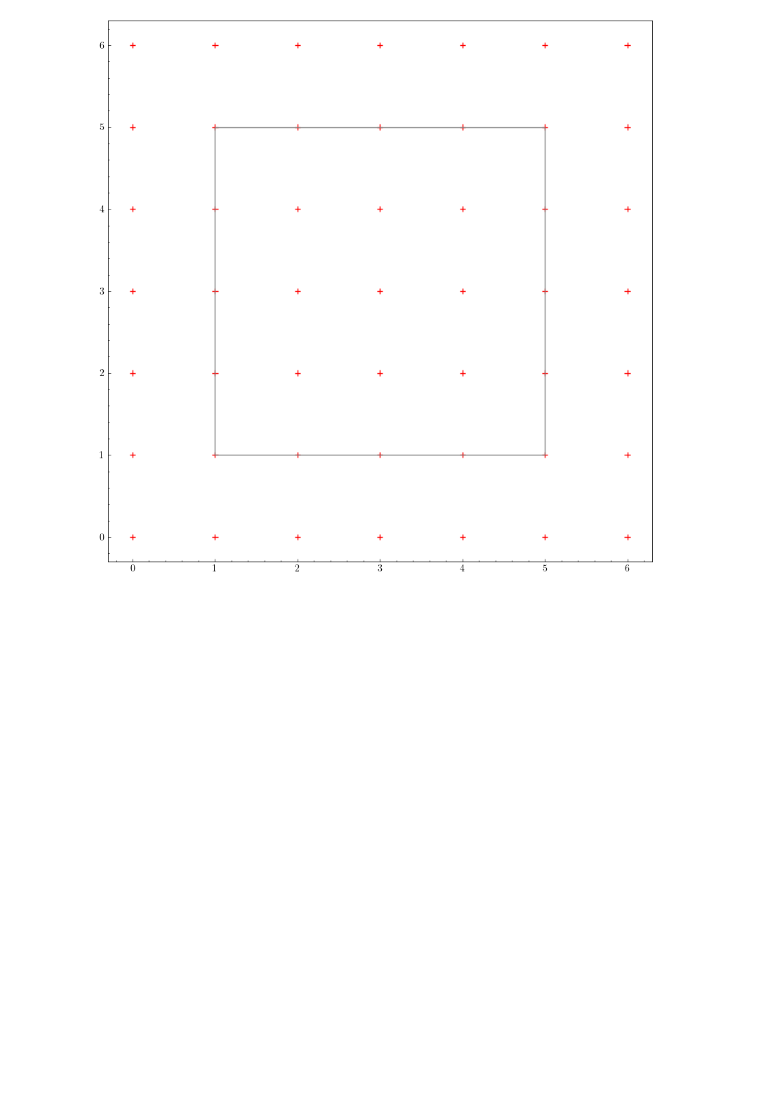
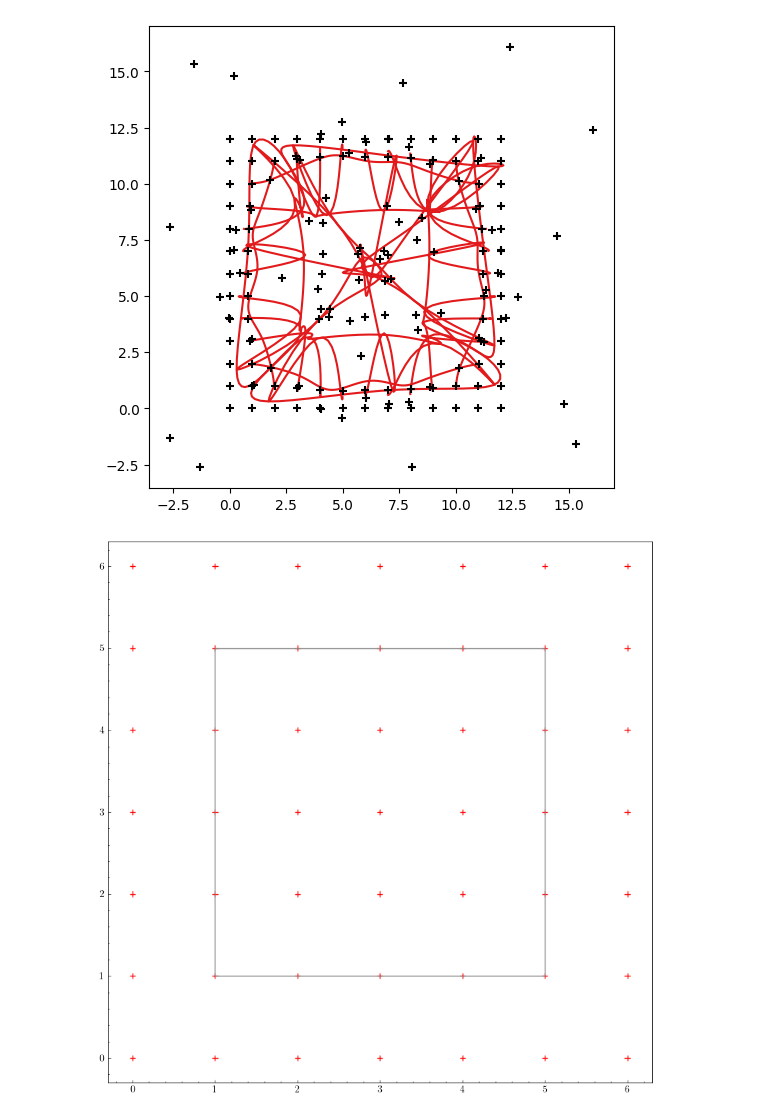
Before and after one commit to joasiee/elastix, a Jupyter notebook: experiments/notebooks/bsplines.ipynb, the cells around one changed output. Drawn from its saved outputs; the diff is of its cells as text; code cells hidden in the pictures; blank space fills up the shorter version.

```diff
--- a/experiments/notebooks/bsplines.ipynb
+++ b/experiments/notebooks/bsplines.ipynb
@@ -137,3 +147,17 @@ plt.savefig(IMG_DIR / "bspline_patches.pgf", dpi=300, bbox_inches='tight')
+# %%
+asgd_points = np.loadtxt("points.txt")
+grid = np.empty(shape=(13, 13), dtype=object)
+for p in asgd_points:
+    if p[2] == 6:
+        grid[int(p[0])][int(p[1])] = Point((p[3]+3)/3, (p[4]+3)/3)
+        # if p[1] < 6:
+        #     grid[int(p[0])][int(p[1])] = Point(p[3], p[4])
+        # else:
+        #     grid[int(p[0])][int(p[1])] = Point(p[0]*3 - 3, p[1]*3-3)
+
+plot_patch(grid)
+# %% [output]
+[figure, added]
 # %%
 n = 7
 dist = n-3
```
Also changed, not shown: parts of 3 cells of this notebook, 4 other files.
